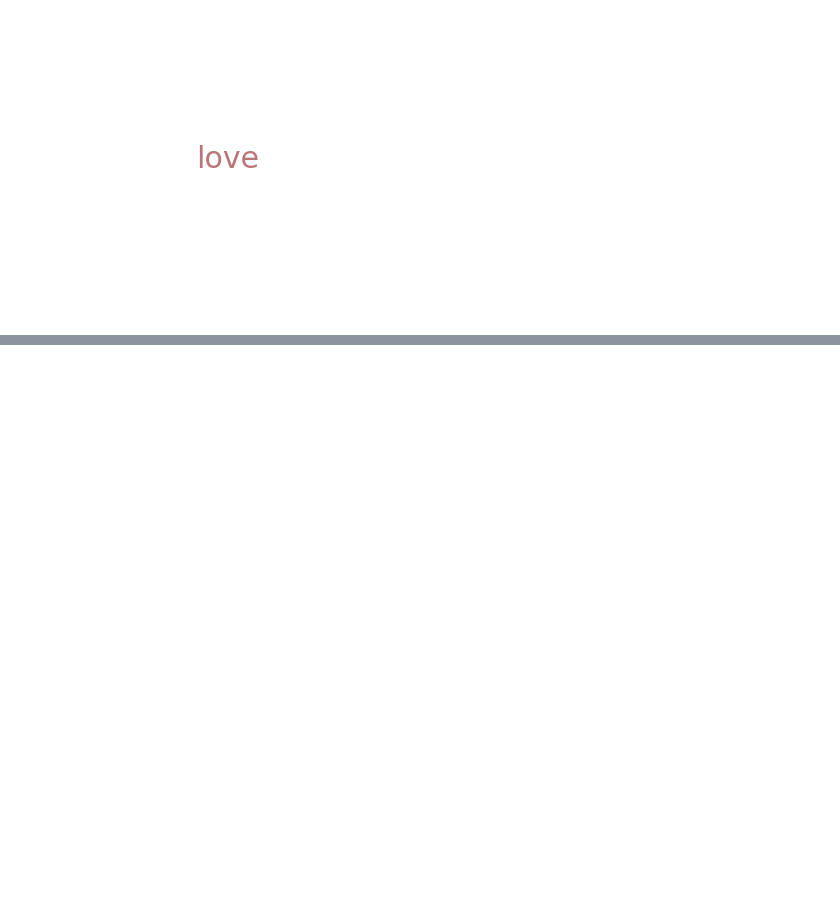
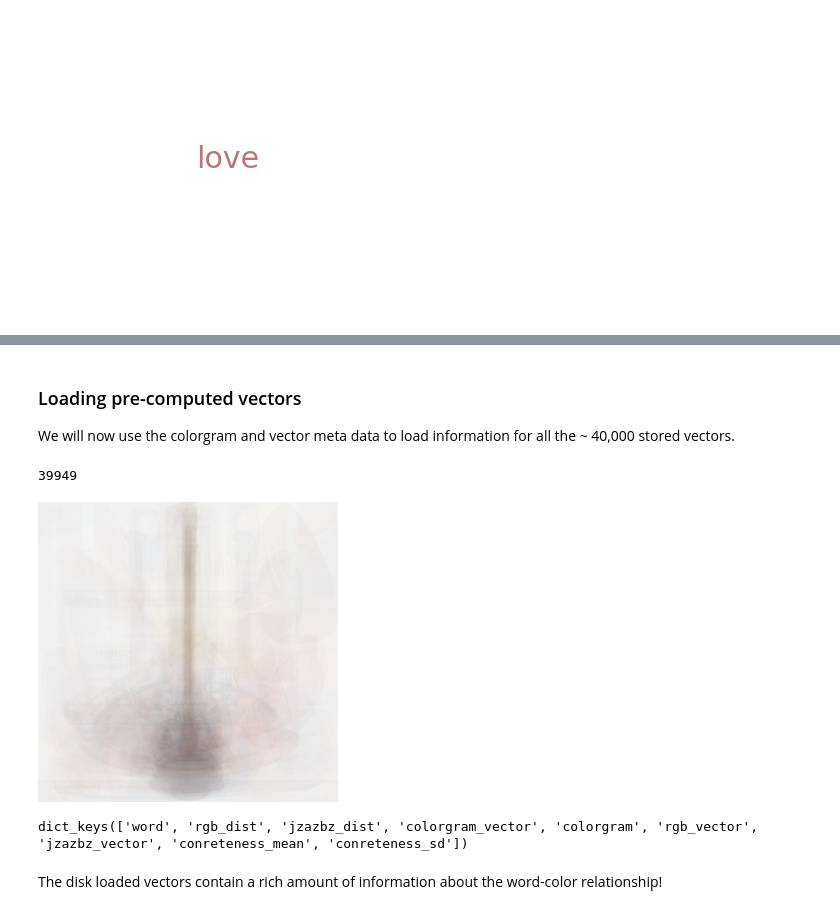
Before and after one commit to comp-syn/comp-syn, a Jupyter notebook: notebooks/vectors.ipynb, the cells around one changed output, grey strips where cells are left out. Saved outputs shown, nothing was run; the diff lists cells and outputs as text; code cells hidden in the pictures; blank space fills up the shorter version.

Commit message:
vectors updates

```diff
--- a/notebooks/vectors.ipynb
+++ b/notebooks/vectors.ipynb
@@ -51,0 +62,18 @@ anger is being compressed.
+# %% [markdown]
+### Loading pre-computed vectors
+
+We will now use the colorgram and vector meta data to load information for all the ~ 40,000 stored vectors.
+# %%
+path = "/Users/bhargavvader/open_source/comp-syn/vectors_data/"
+# %%
+disk_vectors = cs.vectors.LoadVectorsFromDisk(path)
+# %%
+len(disk_vectors.vectors)
+# %% [output]
+39949
+# %%
+disk_vectors.load_colorgram("plunger")
+# %%
+disk_vectors.vectors["plunger"].colorgram
+# %% [output]
+[figure, added]
@@ -51,0 +88,6 @@ anger is being compressed.
+# %%
+disk_vectors.vectors["plunger"].__dict__.keys()
+# %% [output]
+dict_keys(['word', 'rgb_dist', 'jzazbz_dist', 'colorgram_vector', 'colorgram', 'rgb_vector', 'jzazbz_vector', 'conreteness_mean', 'conreteness_sd'])
+# %% [markdown]
+The disk loaded vectors contain a rich amount of information about the word-color relationship!
```
Also changed, not shown: parts of 12 cells of this notebook, 3 other files.
